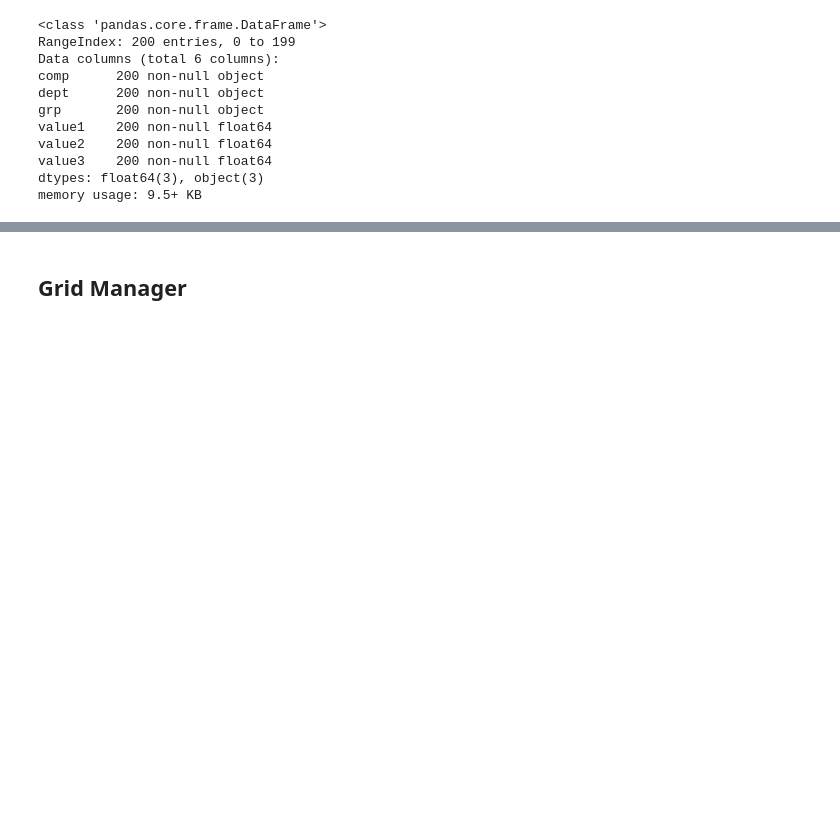
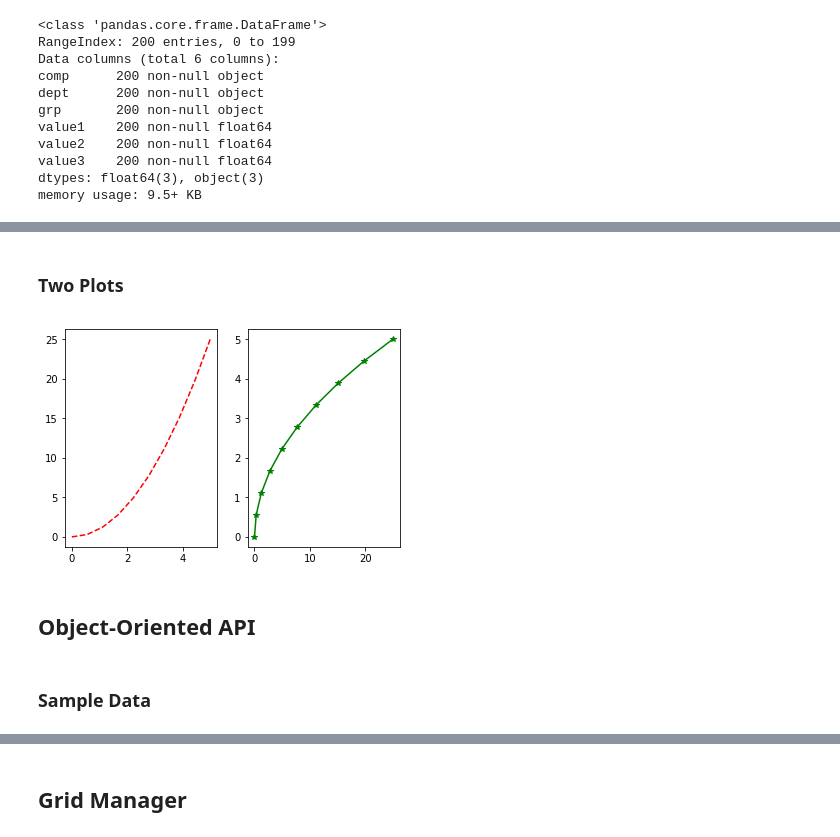
Before and after one commit to yongks/python_book, a Jupyter notebook: 03-matplotlib.ipynb, the cells around one changed output, grey strips where cells are left out. Drawn from its saved outputs; the diff is of its cells as text; code cells hidden in the pictures; blank space fills up the shorter version.

```diff
--- a/03-matplotlib.ipynb
+++ b/03-matplotlib.ipynb
@@ -84 +92,15 @@ Text(0.5,1,'My Good Data')
 [figure]
+# %% [markdown]
+### Two Plots
+# %%
+plt.figure()
+plt.subplot(1,2,1) # 1 row, 2 cols, at first box
+plt.plot(x,y,'r--')
+plt.subplot(1,2,2) # 1 row, 2 cols, at second box
+plt.plot(y,x,'g*-');
+# %% [output]
+[figure, added]
+# %% [markdown]
+## Object-Oriented API
+# %% [markdown]
+### Sample Data
```
Also changed, not shown: parts of 38 cells of this notebook, 42 other files.
